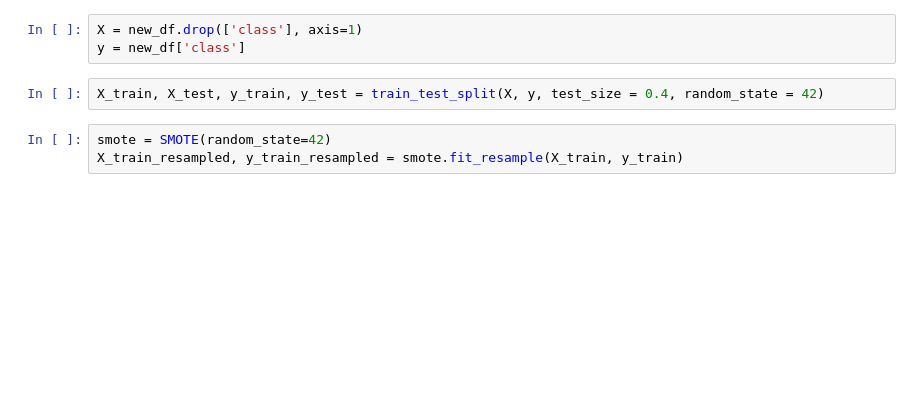
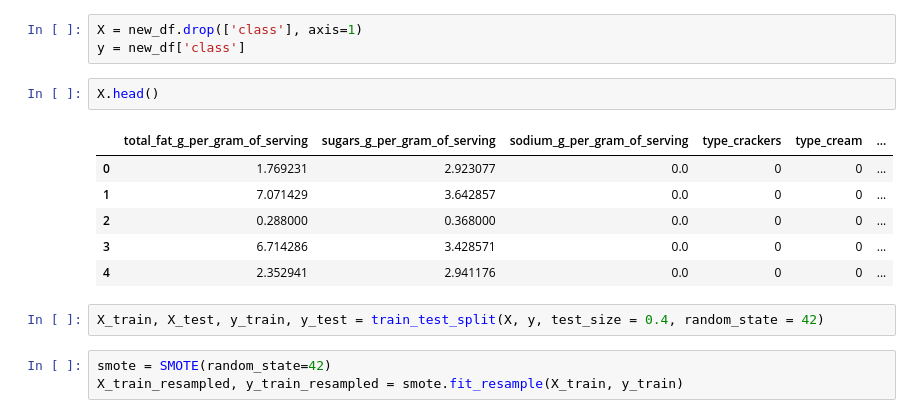
Before and after one commit to MrKiasu/GA_DSI39_Project_4, a Jupyter notebook: code/02_modelling_lc_test.ipynb, the cells around one changed output. Drawn from its saved outputs; the diff is of its cells as text; blank space fills up the shorter version.

```diff
--- a/code/02_modelling_lc_test.ipynb
+++ b/code/02_modelling_lc_test.ipynb
@@ -148,6 +151,15 @@ new_df.head()
 # %%
 X = new_df.drop(['class'], axis=1)
 y = new_df['class']
+# %%
+X.head()
+# %% [output]
+|  | total_fat_g_per_gram_of_serving | sugars_g_per_gram_of_serving | sodium_g_per_gram_of_serving | type_crackers | type_cream | ... |
+| 0 | 1.769231 | 2.923077 | 0.0 | 0 | 0 | ... |
+| 1 | 7.071429 | 3.642857 | 0.0 | 0 | 0 | ... |
+| 2 | 0.288000 | 0.368000 | 0.0 | 0 | 0 | ... |
+| 3 | 6.714286 | 3.428571 | 0.0 | 0 | 0 | ... |
+| 4 | 2.352941 | 2.941176 | 0.0 | 0 | 0 | ... |
 # %%
 X_train, X_test, y_train, y_test = train_test_split(X, y, test_size = 0.4, random_state = 42)
 # %%
```
Also changed, not shown: parts of 18 cells of this notebook.
